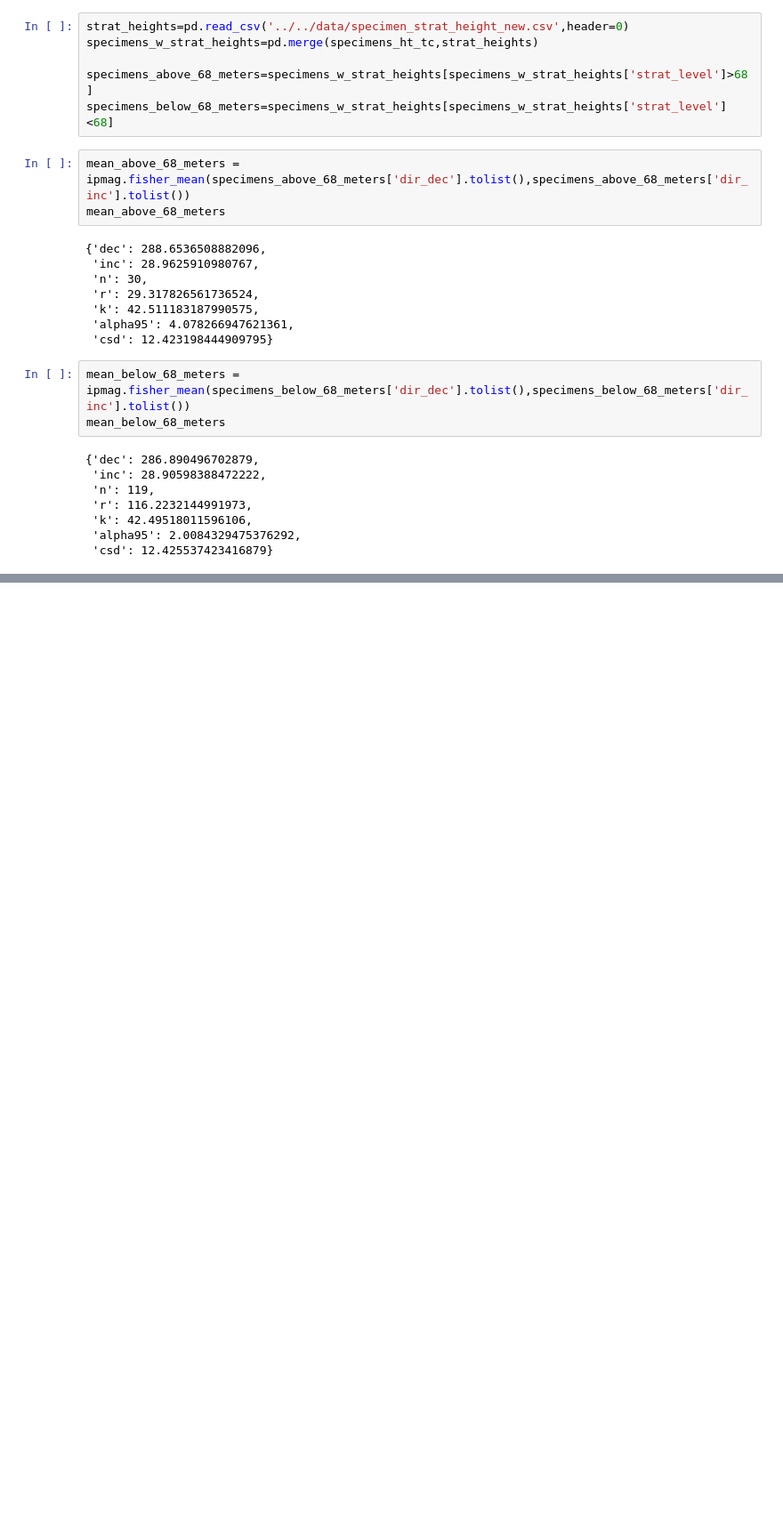
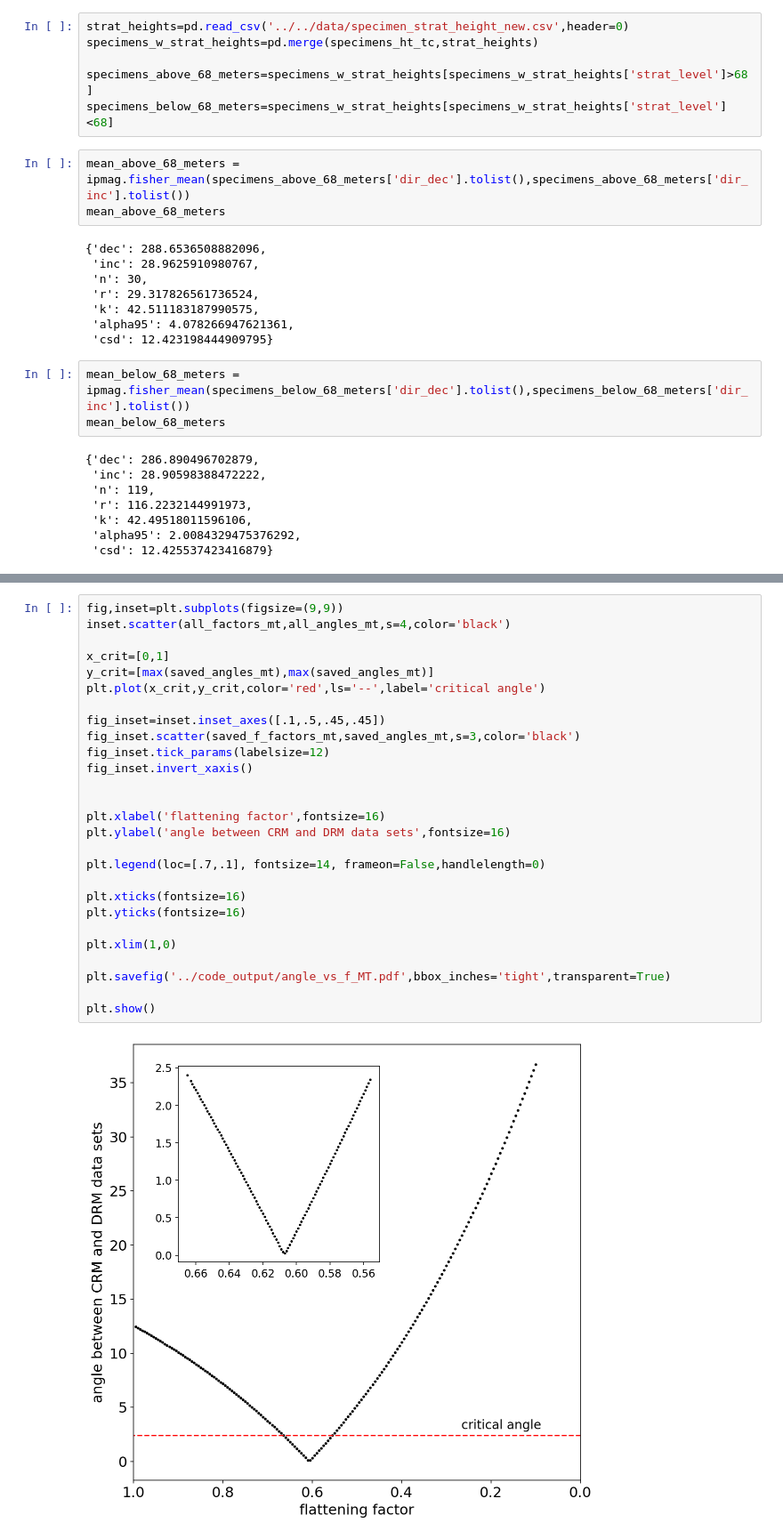
Before and after one commit to Swanson-Hysell-Group/Inclination_Shallowing, a Jupyter notebook: code/Notebooks/Cutface_pmag.ipynb, the cells around one changed output, grey strips where cells are left out. Shown at 89% size. Cells and saved outputs as stored; diff of their text form; blank space fills up the shorter version.

```diff
--- a/code/Notebooks/Cutface_pmag.ipynb
+++ b/code/Notebooks/Cutface_pmag.ipynb
@@ -1088,0 +1008,29 @@ mean_below_68_meters
+# %%
+fig,inset=plt.subplots(figsize=(9,9))
+inset.scatter(all_factors_mt,all_angles_mt,s=4,color='black')
+
+x_crit=[0,1]
+y_crit=[max(saved_angles_mt),max(saved_angles_mt)]
+plt.plot(x_crit,y_crit,color='red',ls='--',label='critical angle')
+
+fig_inset=inset.inset_axes([.1,.5,.45,.45])
+fig_inset.scatter(saved_f_factors_mt,saved_angles_mt,s=3,color='black')
+fig_inset.tick_params(labelsize=12)
+fig_inset.invert_xaxis()
+
+
+plt.xlabel('flattening factor',fontsize=16)
+plt.ylabel('angle between CRM and DRM data sets',fontsize=16)
+
+plt.legend(loc=[.7,.1], fontsize=14, frameon=False,handlelength=0)
+
+plt.xticks(fontsize=16)
+plt.yticks(fontsize=16)
+
+plt.xlim(1,0)
+
+plt.savefig('../code_output/angle_vs_f_MT.pdf',bbox_inches='tight',transparent=True)
+
+plt.show()
+# %% [output]
+[figure, added]
```
Also changed, not shown: parts of 22 cells of this notebook, 24 other files.
